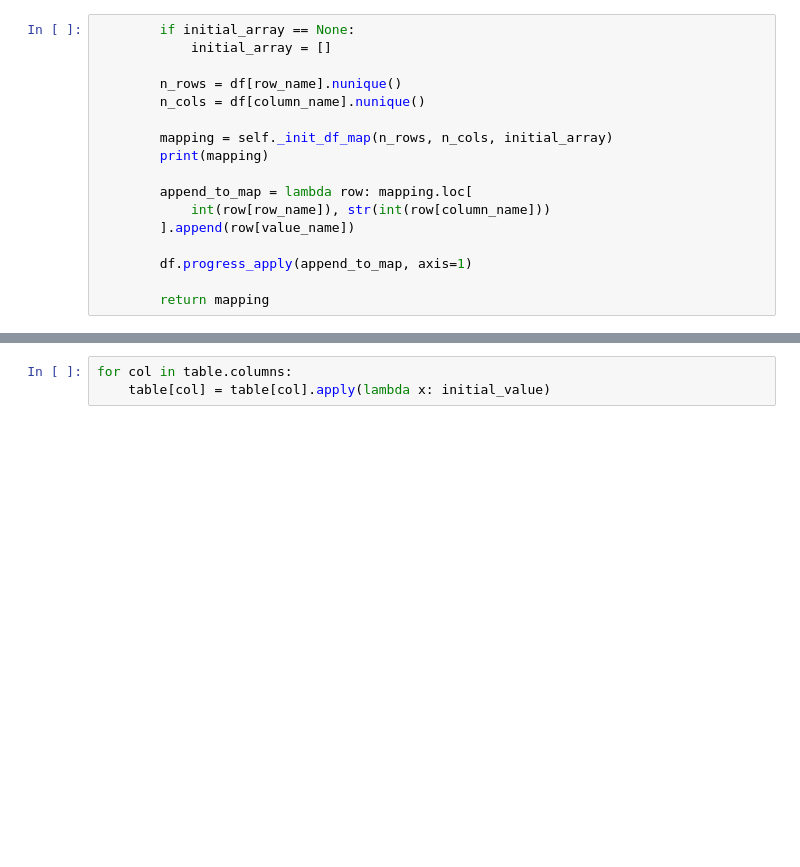
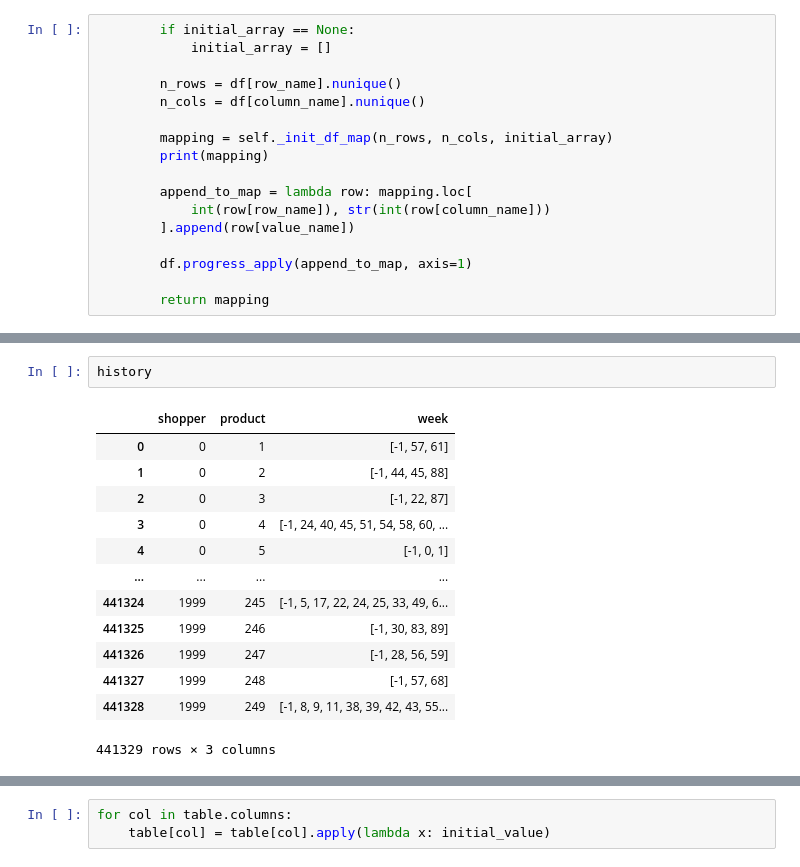
Before and after one commit to leonhagel/mlim-g2, a Jupyter notebook: code/Refactoring.ipynb, the cells around one changed output, grey strips where cells are left out. Drawn from its saved outputs; the diff is of its cells as text; blank space fills up the shorter version.

```diff
--- a/code/Refactoring.ipynb
+++ b/code/Refactoring.ipynb
@@ -106,0 +164,16 @@ pivot = get_mapping(**map_config)
+# %%
+history
+# %% [output]
+|  | shopper | product | week |
+| 0 | 0 | 1 | [-1, 57, 61] |
+| 1 | 0 | 2 | [-1, 44, 45, 88] |
+| 2 | 0 | 3 | [-1, 22, 87] |
+| 3 | 0 | 4 | [-1, 24, 40, 45, 51, 54, 58, 60, ... |
+| 4 | 0 | 5 | [-1, 0, 1] |
+| ... | ... | ... | ... |
+| 441324 | 1999 | 245 | [-1, 5, 17, 22, 24, 25, 33, 49, 6... |
+| 441325 | 1999 | 246 | [-1, 30, 83, 89] |
+| 441326 | 1999 | 247 | [-1, 28, 56, 59] |
+| 441327 | 1999 | 248 | [-1, 57, 68] |
+| 441328 | 1999 | 249 | [-1, 8, 9, 11, 38, 39, 42, 43, 55... |
+441329 rows × 3 columns
```
Also changed, not shown: parts of 13 cells of this notebook.
